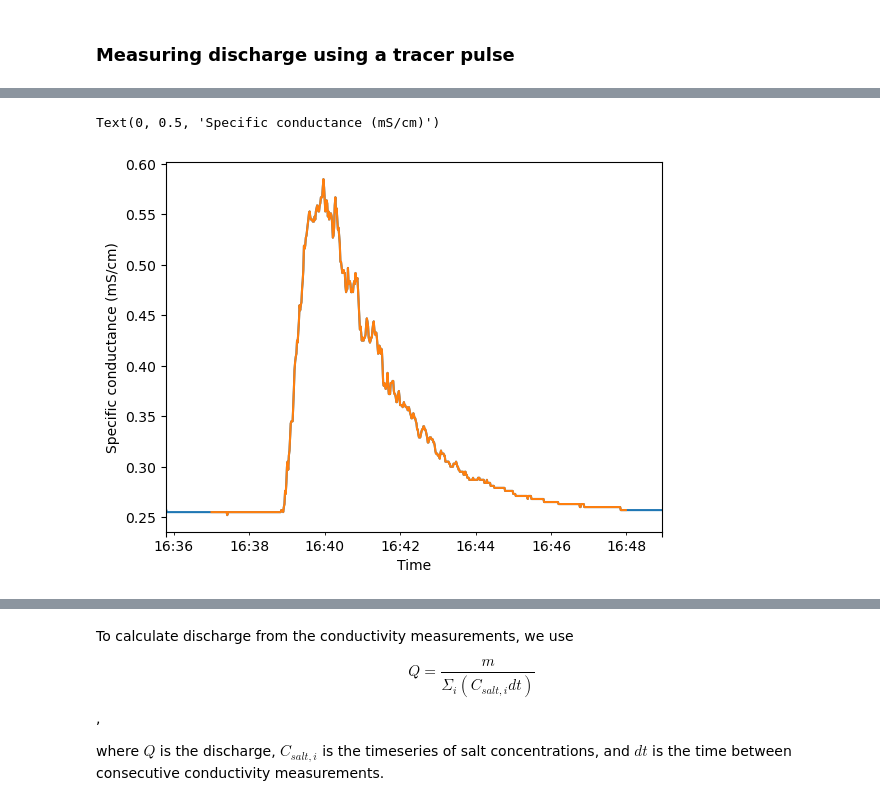
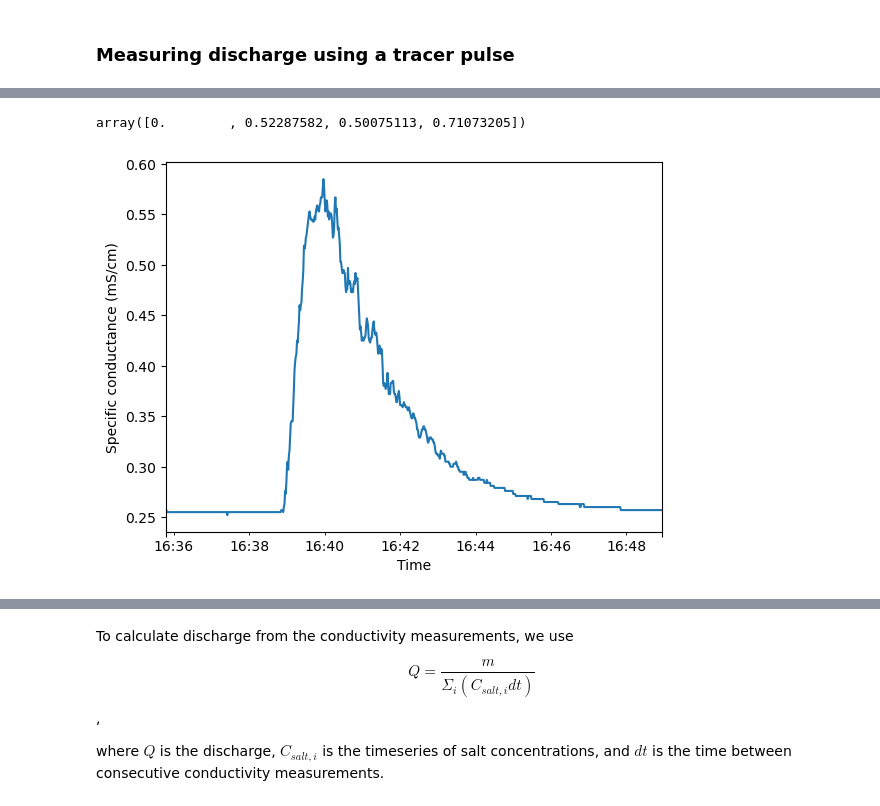
Before and after one commit to CovingtonResearchGroup/CCZ-student-python-training, a Jupyter notebook: Discharge-measurements.ipynb, the cells around one changed output, grey strips where cells are left out. Cells and saved outputs as stored; diff of their text form; code cells hidden in the pictures.

Commit message:
messing with cond calibration

```diff
--- a/Discharge-measurements.ipynb
+++ b/Discharge-measurements.ipynb
@@ -7,9 +37,8 @@ import numpy as np
 # %%
-df = read_excel('data/salt_trace.xls',
-                index_col=0,
+df = read_csv('data/Example-Salt-Discharge.csv',
+                index_col=1,
                 parse_dates=True,
-                skiprows=65,
-                skipfooter=1,
-                names=['level', 'temp', 'cond']
+                skiprows=2,
+              names=['#', 'SpC', 'Temp']
                 )
 # %%
@@ -31,13 +61,18 @@ df
+# %%
+k = 1000*C_salt/cond
+k
+# %% [output]
+array([0.        , 0.52287582, 0.50075113, 0.71073205])
 # %%
 cond = df['cond']
 cond.plot()
 cond_pulse = cond['2009/06/09 16:37':'2009/06/09 16:47']
-cond_pulse.plot()
+#cond_pulse.plot()
 plt.xlabel('Time')
 plt.ylabel('Specific conductance (mS/cm)')
+plt.savefig('spc-salt-tracer.png')
 # %% [output]
-Text(0, 0.5, 'Specific conductance (mS/cm)')
-[figure, old version]
+[figure, new version]
 # %%
 
 k = 0.7 # 0.7 (g*cm)/(mS*L) conversion constant from mS/cm to g/L NaCl
```
Also changed, not shown: parts of 8 cells of this notebook.
